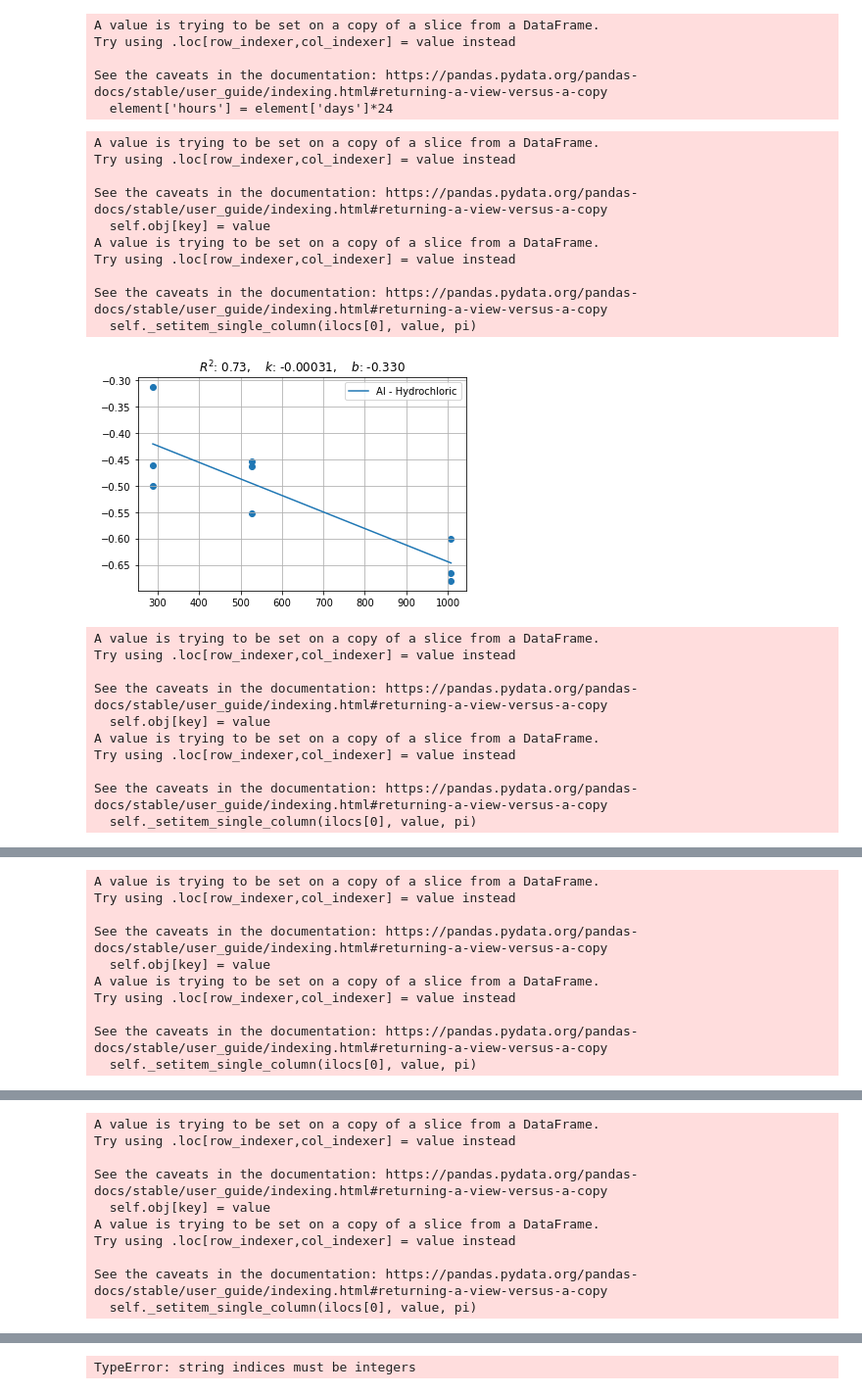
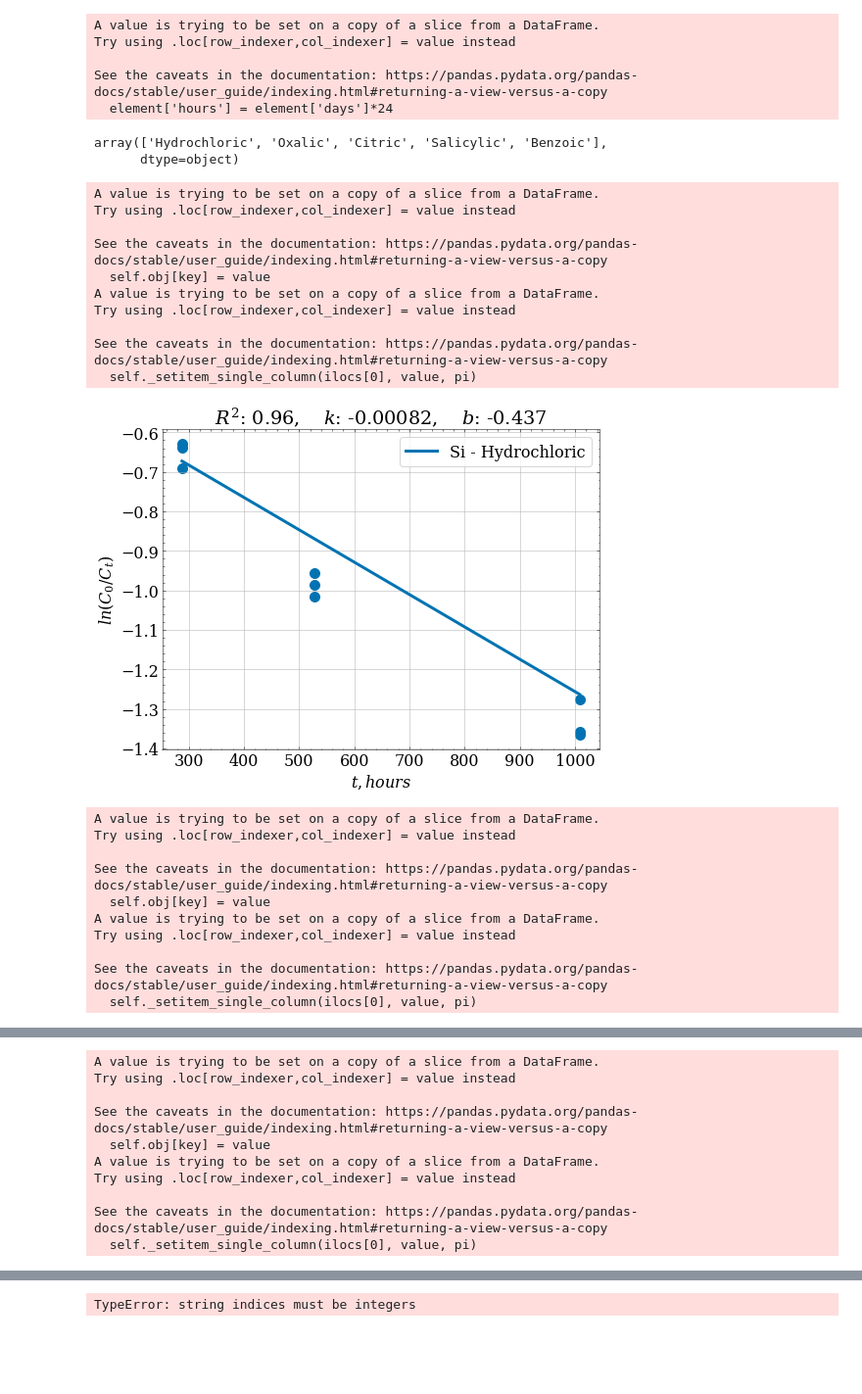
Before and after one commit to mishagrol/clay_minerals, a Jupyter notebook: notebooks/2. First order reaction kinetics.ipynb, the cells around one changed output, grey strips where cells are left out. Shown at 98% size. Drawn from its saved outputs; the diff is of its cells as text; code cells hidden in the pictures; blank space fills up the shorter version.

```diff
--- a/notebooks/2. First order reaction kinetics.ipynb
+++ b/notebooks/2. First order reaction kinetics.ipynb
@@ -101,23 +107,36 @@ def get_plot(element:pd.DataFrame, acid: str, el: str):
         plt.show()
+# %%
+df['parameter'].unique()
+# %% [output]
+array(['Hydrochloric', 'Oxalic', 'Citric', 'Salicylic', 'Benzoic'],
+      dtype=object)
+# %%
+# use science style
+import seaborn as sns
+plt.style.use(['science', 'no-latex'])
+
+sns.set_palette('colorblind')
+plt.rcParams.update({'font.size':16})
 # %%
 df = pd.read_csv('../data/dataset.csv', index_col=0)
-for element in df['variable'].unique():
+# for element in df['variable'].unique():
+for element in ['Si']:
     for acid in df['parameter'].unique():
         mask = (df['variable']==element) & (df['parameter']==acid)
         select = get_ln(df.loc[mask])
         get_plot(element=select, acid=acid, el=element)
 # %% [output]
 A value is trying to be set on a copy of a slice from a DataFrame.
 Try using .loc[row_indexer,col_indexer] = value instead
 
 See the caveats in the documentation: https://pandas.pydata.org/pandas-docs/stable/user_guide/indexing.html#returning-a-view-versus-a-copy
   self.obj[key] = value
 A value is trying to be set on a copy of a slice from a DataFrame.
 Try using .loc[row_indexer,col_indexer] = value instead
 
 See the caveats in the documentation: https://pandas.pydata.org/pandas-docs/stable/user_guide/indexing.html#returning-a-view-versus-a-copy
   self._setitem_single_column(ilocs[0], value, pi)
-[figure, old version]
+[figure, new version]
 A value is trying to be set on a copy of a slice from a DataFrame.
 Try using .loc[row_indexer,col_indexer] = value instead
 
@@ -165,10 +183,0 @@ See the caveats in the documentation: https://pandas.pydata.org/pandas-docs/stab
-A value is trying to be set on a copy of a slice from a DataFrame.
-Try using .loc[row_indexer,col_indexer] = value instead
-
-See the caveats in the documentation: https://pandas.pydata.org/pandas-docs/stable/user_guide/indexing.html#returning-a-view-versus-a-copy
-  self.obj[key] = value
-A value is trying to be set on a copy of a slice from a DataFrame.
-Try using .loc[row_indexer,col_indexer] = value instead
-
-See the caveats in the documentation: https://pandas.pydata.org/pandas-docs/stable/user_guide/indexing.html#returning-a-view-versus-a-copy
-  self._setitem_single_column(ilocs[0], value, pi)
```
Also changed, not shown: parts of 5 cells of this notebook, 2 other files.
